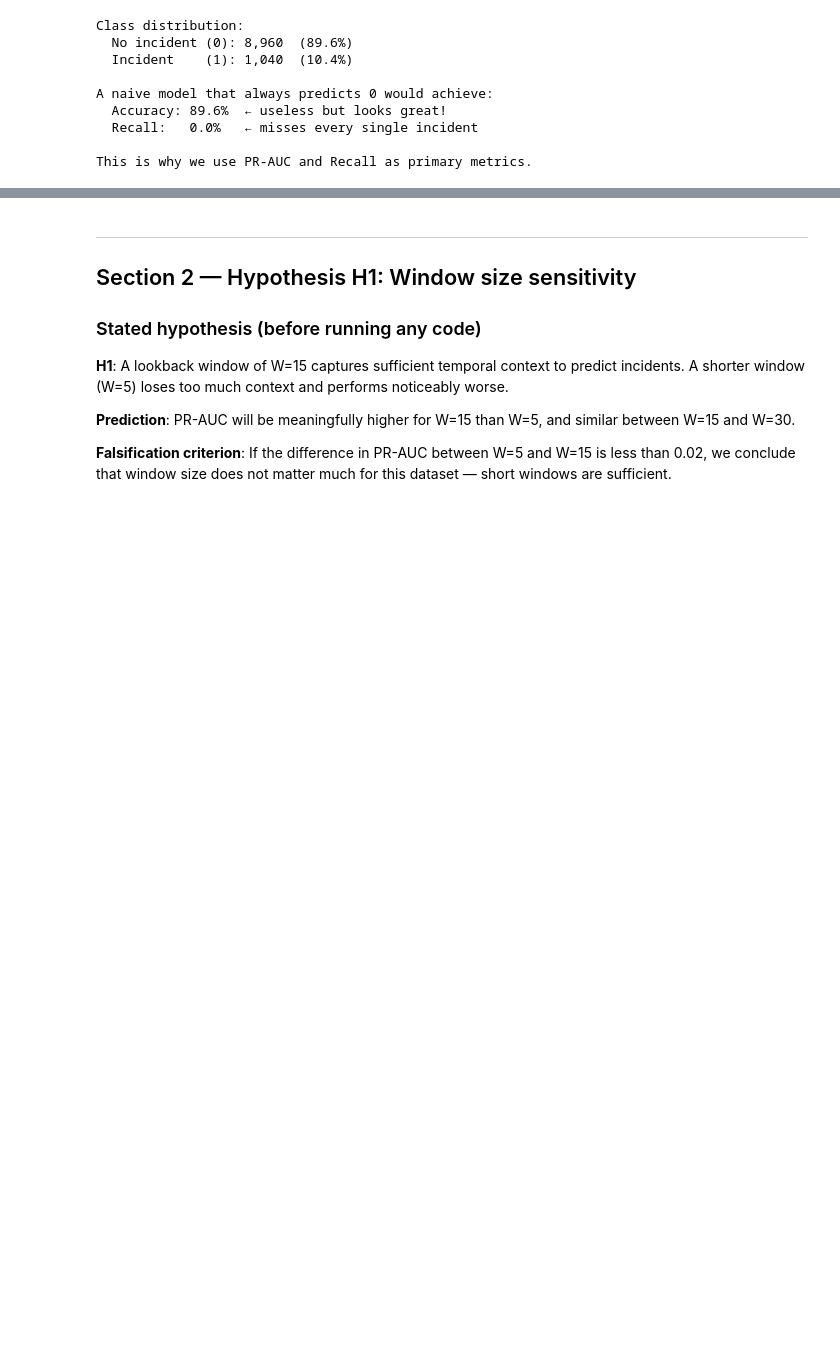
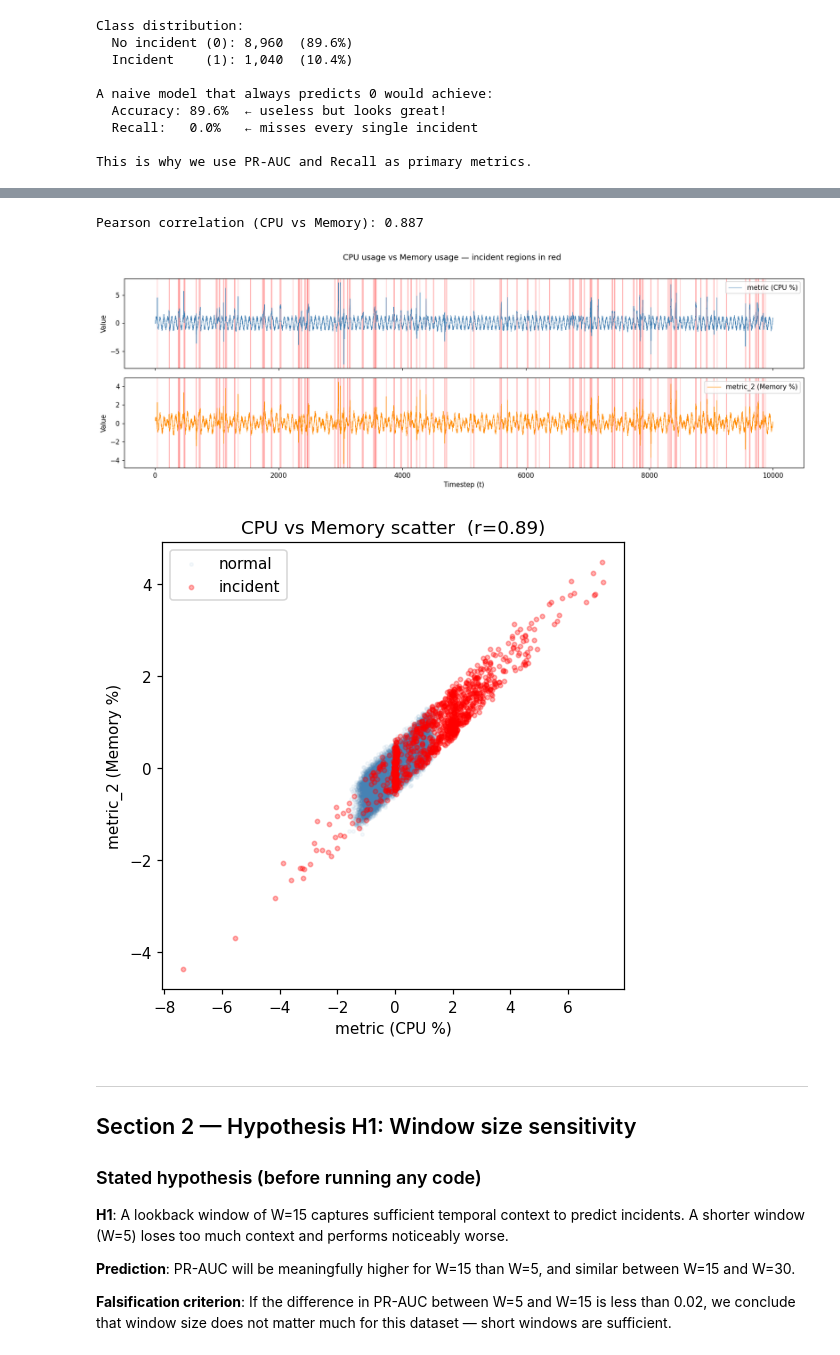
Before and after one commit to igarbayo/cloud-incident-predictor, a Jupyter notebook: notebooks/01_exploration_and_evaluation.ipynb, the cells around one changed output, grey strips where cells are left out. Cells and saved outputs as stored; diff of their text form; code cells hidden in the pictures; blank space fills up the shorter version.

```diff
--- a/notebooks/01_exploration_and_evaluation.ipynb
+++ b/notebooks/01_exploration_and_evaluation.ipynb
@@ -213,3 +241,50 @@ This is why we use PR-AUC and Recall as primary metrics.
+# %%
+# --- Pearson correlation ---
+corr = df['metric'].corr(df['metric_2'])
+print(f'Pearson correlation (CPU vs Memory): {corr:.3f}')
+print()
+
+# --- Time series: both metrics with incident shading ---
+fig, axes = plt.subplots(2, 1, figsize=(15, 5), sharex=True)
+
+axes[0].plot(df['t'], df['metric'],   lw=0.6, color='steelblue',  label='metric (CPU %)')
+axes[1].plot(df['t'], df['metric_2'], lw=0.6, color='darkorange', label='metric_2 (Memory %)')
+
+for ax in axes:
+    in_incident = False
+    for _, row in df.iterrows():
+        if row['is_incident'] == 1 and not in_incident:
+            start = row['t']
+            in_incident = True
+        elif row['is_incident'] == 0 and in_incident:
+            ax.axvspan(start, row['t'], alpha=0.2, color='red')
+            in_incident = False
+    ax.legend(loc='upper right')
+    ax.set_ylabel('Value')
+
+axes[1].set_xlabel('Timestep (t)')
+fig.suptitle('CPU usage vs Memory usage — incident regions in red', y=1.01)
+plt.tight_layout()
+plt.show()
+
+# --- Scatter: normal vs incident ---
+fig, ax = plt.subplots(figsize=(5, 5))
+normal   = df[df['is_incident'] == 0]
+incident = df[df['is_incident'] == 1]
+ax.scatter(normal['metric'],   normal['metric_2'],   alpha=0.05, s=5,
+           color='steelblue', label='normal')
+ax.scatter(incident['metric'], incident['metric_2'], alpha=0.3,  s=8,
+           color='red',       label='incident')
+ax.set_xlabel('metric (CPU %)')
+ax.set_ylabel('metric_2 (Memory %)')
+ax.set_title(f'CPU vs Memory scatter  (r={corr:.2f})')
+ax.legend()
+plt.tight_layout()
+plt.show()
+# %% [output]
+Pearson correlation (CPU vs Memory): 0.887
+[figure, added]
+[figure, added]
 # %% [markdown]
 ---
 ## Section 2 — Hypothesis H1: Window size sensitivity
```
Also changed, not shown: parts of 27 cells of this notebook, 7 other files.
